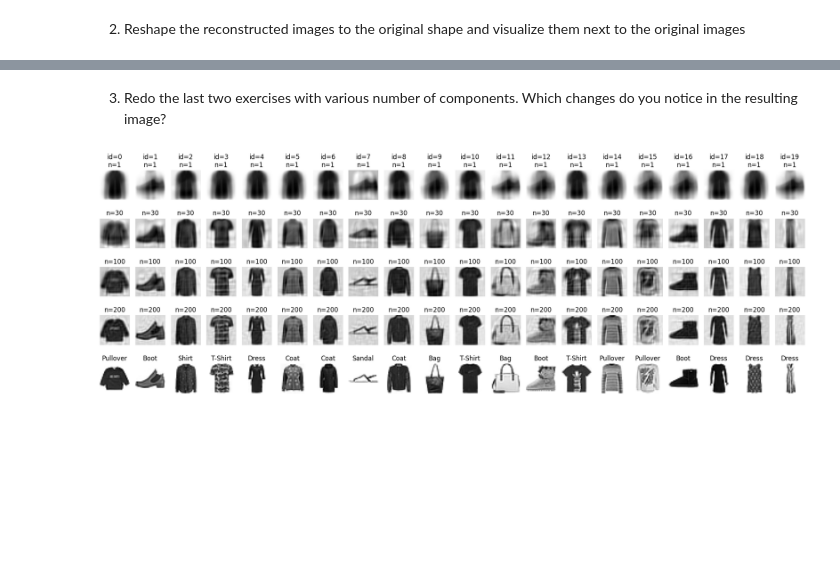
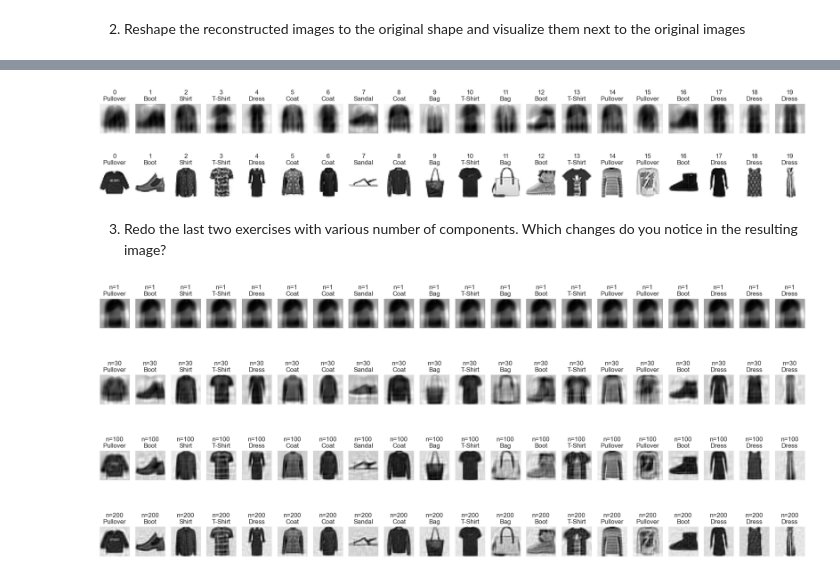
Before and after one commit to Sui-nyan/ML-excercises, a Jupyter notebook: A3_Principal_Component_Analysis.ipynb, the cells around one changed output, grey strips where cells are left out. Drawn from its saved outputs; the diff is of its cells as text; code cells hidden in the pictures; blank space fills up the shorter version.

```diff
--- a/A3_Principal_Component_Analysis.ipynb
+++ b/A3_Principal_Component_Analysis.ipynb
@@ -433,7 +468,34 @@ for i in range(num_samples):
+# %%
+ax = plt.subplots(nrows=2, ncols=num_samples, figsize=(24, 4))[1]
+for i in range(num_samples):
+    ax[0][i].set_axis_off()
+    ax[0][i].set_title(f"{i}\n{fm_labels[fm.Category[i]]}")
+    ax[0][i].imshow(df.loc[i].values[1:].reshape((28,28)), cmap="gray_r")
+    ax[1][i].set_axis_off()
+    ax[1][i].set_title(f"{i}\n{fm_labels[fm.Category[i]]}")
+    ax[1][i].imshow(fm.loc[i].values[1:].reshape((28,28)), cmap="gray_r")
+
+plt.show()
+# %% [output]
+[figure, added]
 # %% [markdown]
 3. Redo the last two exercises with various number of components. Which changes do you notice in the resulting image?
-# %%
-num_comps = [1, 30, 100, 200]
-# TODO: Implement and answer
-# %% [output]
-[figure, removed]
+# %%
+num_comps = [1, 30, 100, 200]
+# TODO: Implement and answer
+ax = plt.subplots(nrows=len(num_comps), ncols=num_samples, figsize=(24, 10))[1]
+for index, num_comp in enumerate(num_comps):
+    pca = PCA(n_components=num_comp)
+    pca.fit_transform(fm)
+    data_reduced = np.dot(fm, pca.components_.T) # transform
+    inverse_pca = np.dot(data_reduced, pca.components_) # inverse_transform
+    df = pd.DataFrame(inverse_pca)
+
+    for j in range(num_samples):
+        ax[index][j].set_axis_off()
+        ax[index][j].set_title(f"n={num_comp}\n{fm_labels[fm.Category[j]]}")
+        ax[index][j].imshow(df.loc[j].values[1:].reshape((28,28)), cmap="gray_r")
+
+plt.show()
+# %% [output]
+[figure, added]
```
Also changed, not shown: parts of 12 cells of this notebook.
